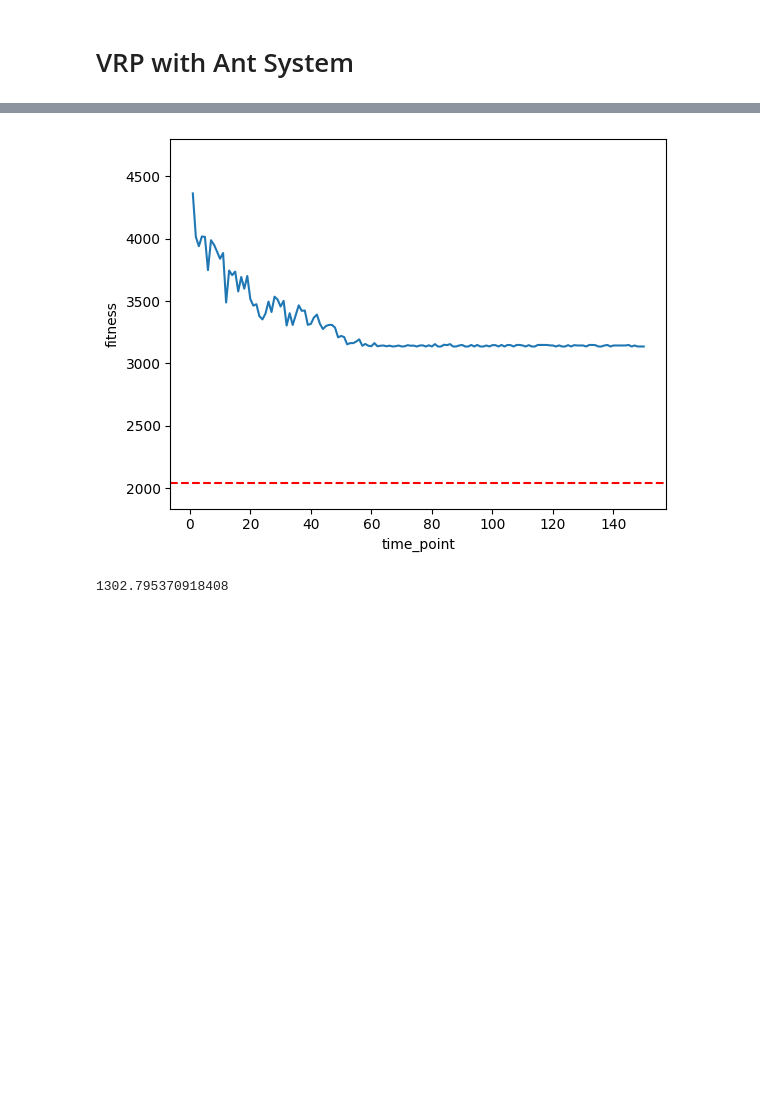
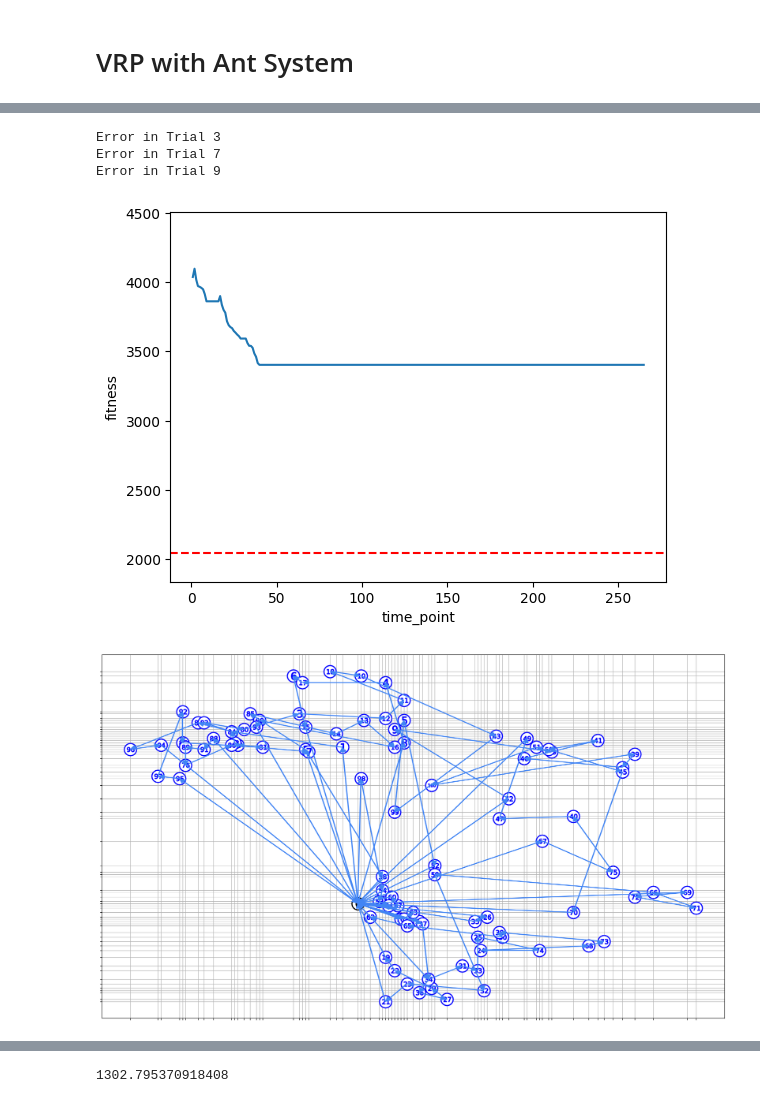
Before and after one commit to MarkusKiesel93/Self-Organizing_Systems, a Jupyter notebook: exercise_1/VRP.ipynb, the cells around one changed output, grey strips where cells are left out. Cells and saved outputs as stored; diff of their text form; code cells hidden in the pictures; blank space fills up the shorter version.

```diff
--- a/exercise_1/VRP.ipynb
+++ b/exercise_1/VRP.ipynb
@@ -64,0 +130,33 @@ fig = plot_solution(coordinates, single_path)
+# %%
+for trial, ant_system in enumerate(as_trials):
+    if as_study.get_trials()[trial].state == optuna.trial.TrialState.PRUNED:
+        continue
+
+    # plot training
+    try:
+        stats_df = ant_system.fitness_df()
+    except ValueError:
+        print(f"Error in Trial {trial}")
+        continue
+
+    fig, ax = plt.subplots()
+    chart = sns.lineplot(data=stats_df, x='time_point', y='fitness', ax=ax)
+    ax.set_ylim(best_solution_cost * 0.9, stats_df.fitness.max() * 1.1)
+    chart.axhline(best_solution_cost, color='red', linestyle='--')
+    fig.savefig(f"./plots/vrp/vrp_as_{trial}.pdf")
+    fig.savefig(f"./plots/vrp/vrp_as_{trial}.png")
+    fig.show()
+
+    # plot paths
+    best_path = ant_system.best_path
+    single_path = best_path + [0]
+    fig = plot_solution(coordinates, single_path)
+    fig.savefig(f"./plots/vrp/vrp_as_{trial}_path.pdf")
+    fig.savefig(f"./plots/vrp/vrp_as_{trial}_path.png")
+    fig.show()
+# %% [output]
+Error in Trial 3
+Error in Trial 7
+Error in Trial 9
+[figure, added]
+[figure, added]
@@ -65,18 +167,10 @@ fig = plot_solution(coordinates, single_path)
 # %%
-PROBLEM_INSTANCE_NAME = "tai100a"#'X-n655-k131'
-
-vrp_loader = VRPLoader(PROBLEM_INSTANCE_NAME)
-coordinates, problem_instance, demand, capacity, best_solution, best_solution_cost = vrp_loader.load_problem_instance()
-ant_system = AntSystem(AntVRP, problem_instance, demand=demand, capacity=capacity, debug_mode=False, number_of_ants=75, time=150, visibility="saving_function", trail_update="elitist", alpha=1, beta=4, evaporation_coefficient=0.25, best_rate=0.2, candidate_ratio=0.5)
-ant_system.run()
 stats_df = ant_system.fitness_df()
 
 chart = sns.lineplot(data=stats_df, x='time_point', y='fitness')
 plt.ylim(best_solution_cost * 0.9, stats_df.fitness.max() * 1.1)
 chart.axhline(best_solution_cost, color='red', linestyle='--')
 plt.show()
-# %% [output]
-[figure, removed]
 # %%
 ant_system._fitness_all_ants[ant_system._top_ant]
 # %% [output]
```
Also changed, not shown: parts of 7 cells of this notebook.
